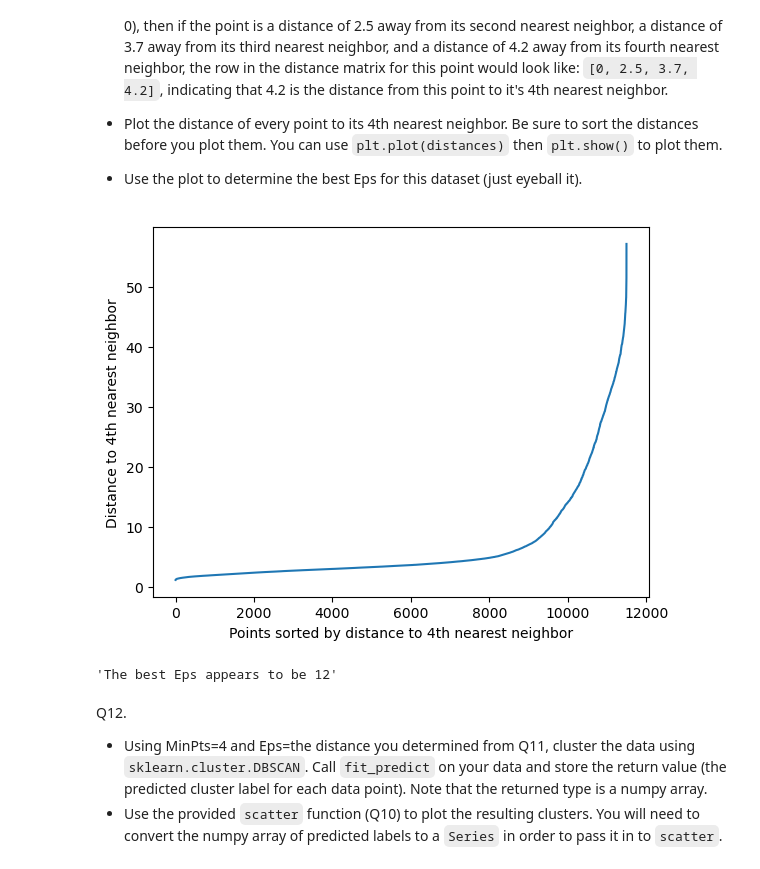
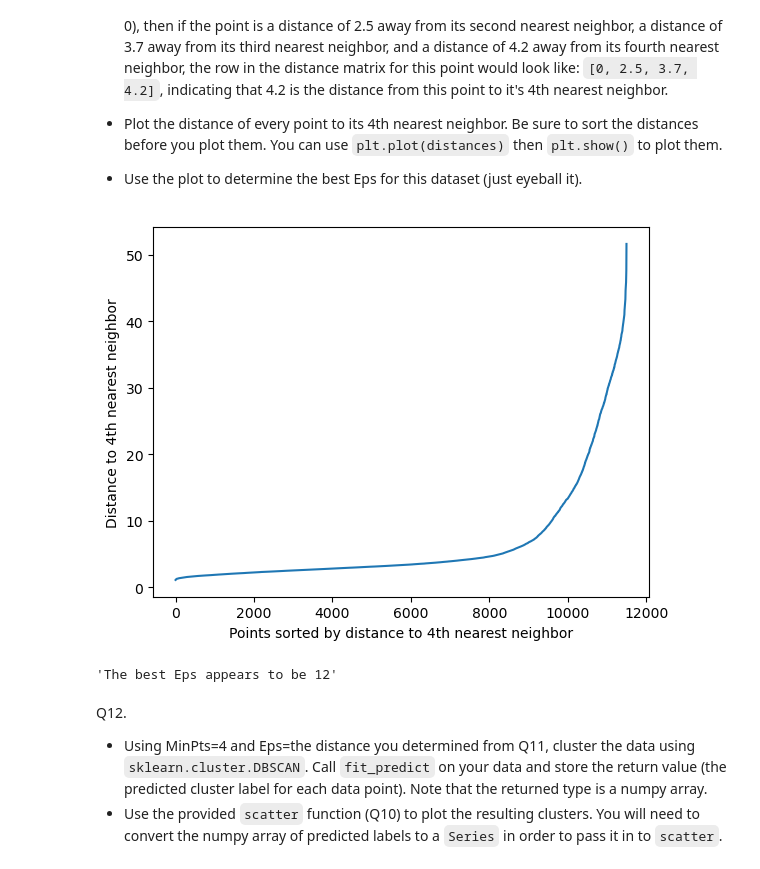
Before and after one commit to alantientran/ML-Clustering, a Jupyter notebook: HW5 - Clustering.ipynb, the cells around one changed output. Saved outputs shown, nothing was run; the diff lists cells and outputs as text; code cells hidden in the pictures.

```diff
--- a/HW5 - Clustering.ipynb
+++ b/HW5 - Clustering.ipynb
@@ -341,18 +348,18 @@ Q11. Find the optimal Eps for this dataset by plotting the distances of every po
 * Use the plot to determine the best Eps for this dataset (just eyeball it).
 # %%
 neighbors = NearestNeighbors(n_neighbors=4)
-neighbors_fitted = neighbors.fit(data_scaled)
+neighbors_fitted = neighbors.fit(pca_df)
 
-distances, neighbor_loc_indices = neighbors_fitted.kneighbors(data_scaled)
+distances, neighbor_loc_indices = neighbors_fitted.kneighbors(pca_df)
 sorted_distances = np.sort(distances[:,3])
 plt.plot(sorted_distances)
 plt.xlabel('Points sorted by distance to 4th nearest neighbor')
 plt.ylabel('Distance to 4th nearest neighbor')
 plt.show()
 
-'''The best Eps appears to be 12'''
+'''The best Eps appears to be 10'''
 # %% [output]
-[figure, old version]
+[figure, new version]
 'The best Eps appears to be 12'
 # %% [markdown]
 Q12.
```
Also changed, not shown: parts of 17 cells of this notebook.
